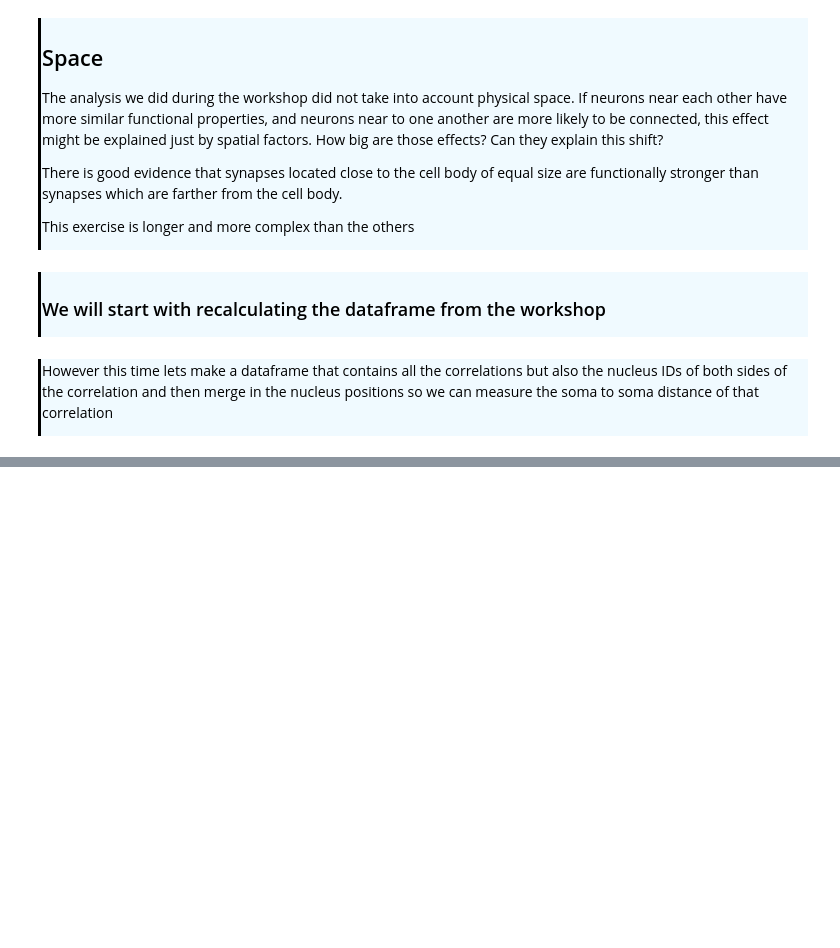
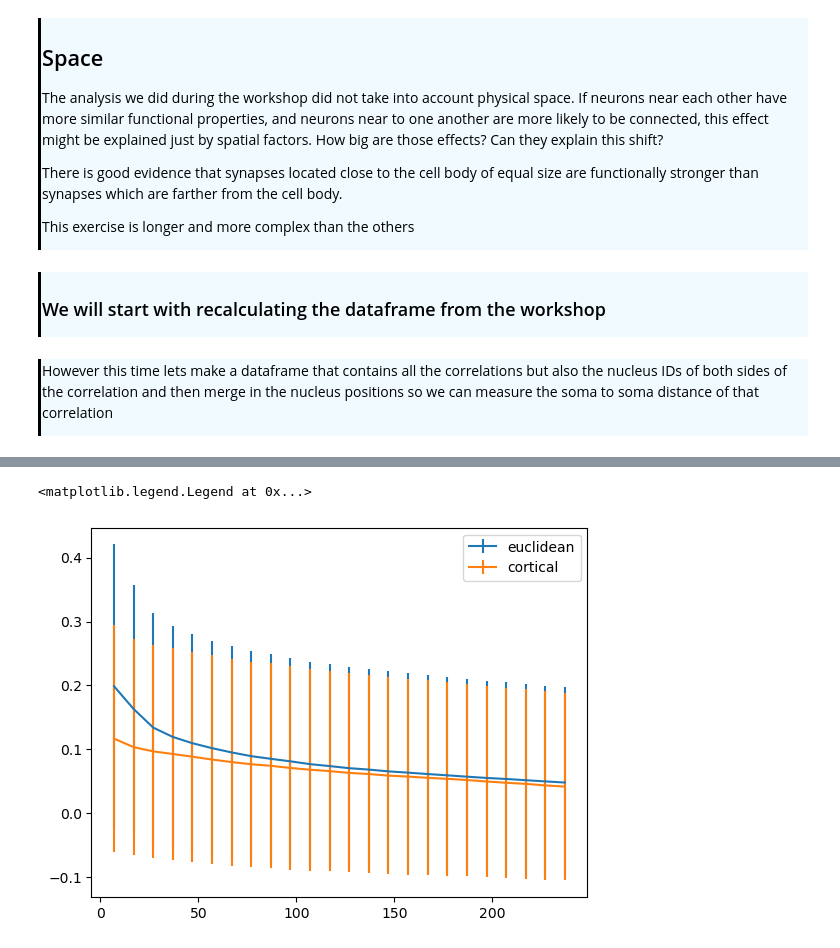
Before and after one commit to AllenInstitute/SWDB_CellTypeFunction, a Jupyter notebook: code/exercises/solutions/Space.ipynb, the cells around one changed output, grey strips where cells are left out. Saved outputs shown, nothing was run; the diff lists cells and outputs as text; code cells hidden in the pictures; blank space fills up the shorter version.

```diff
--- a/code/exercises/solutions/Space.ipynb
+++ b/code/exercises/solutions/Space.ipynb
@@ -156,0 +160,20 @@ len(nuc2)
+# %%
+# filter out distances of <2 microns
+dfm = dfm.query('soma_distance>2')
+# %%
+# using binned statistic, lets measure the avg C as a function of euclidean distance
+
+# make up some distance bins from 2-250 microns
+Dbins = np.arange(2, 250, 10)
+
+# use scipy.stats.binned_statistic
+# to measure correlation as a function of distance
+
+mean_C, bin_edges, dbin=scipy.stats.binned_statistic(x=dfm.soma_distance,
+                             values=dfm.C,
+                             statistic='mean',
+                             bins=Dbins)
+std_C, bin_edges, dbin=scipy.stats.binned_statistic(x=dfm.soma_distance,
+                             values=dfm.C,
+                             statistic='std',
+                             bins=Dbins)
@@ -156,0 +184,27 @@ len(nuc2)
+# %%
+# what about using the cortical distance
+
+# use the same bins
+
+# use scipy.stats.binned_statistic
+# to measure correlation as a function of distance
+
+mean_C_cort, bin_edges, dbin=scipy.stats.binned_statistic(x=dfm.cortical_distance,
+                             values=dfm.C,
+                             statistic='mean',
+                             bins=Dbins)
+std_C_cort, bin_edges, dbin=scipy.stats.binned_statistic(x=dfm.cortical_distance,
+                             values=dfm.C,
+                             statistic='std',
+                             bins=Dbins)
+# %%
+# make a plot of mean Correlation and std error bars a function of distance
+# put both distances on same plot
+f, ax=plt.subplots()
+
+ax.errorbar(bin_centers, mean_C, std_C)
+ax.errorbar(bin_centers, mean_C_cort, std_C_cort)
+ax.legend(['euclidean', 'cortical'])
+# %% [output]
+<matplotlib.legend.Legend at 0x...>
+[figure, added]
```
Also changed, not shown: parts of 24 cells of this notebook, 5 other files.
